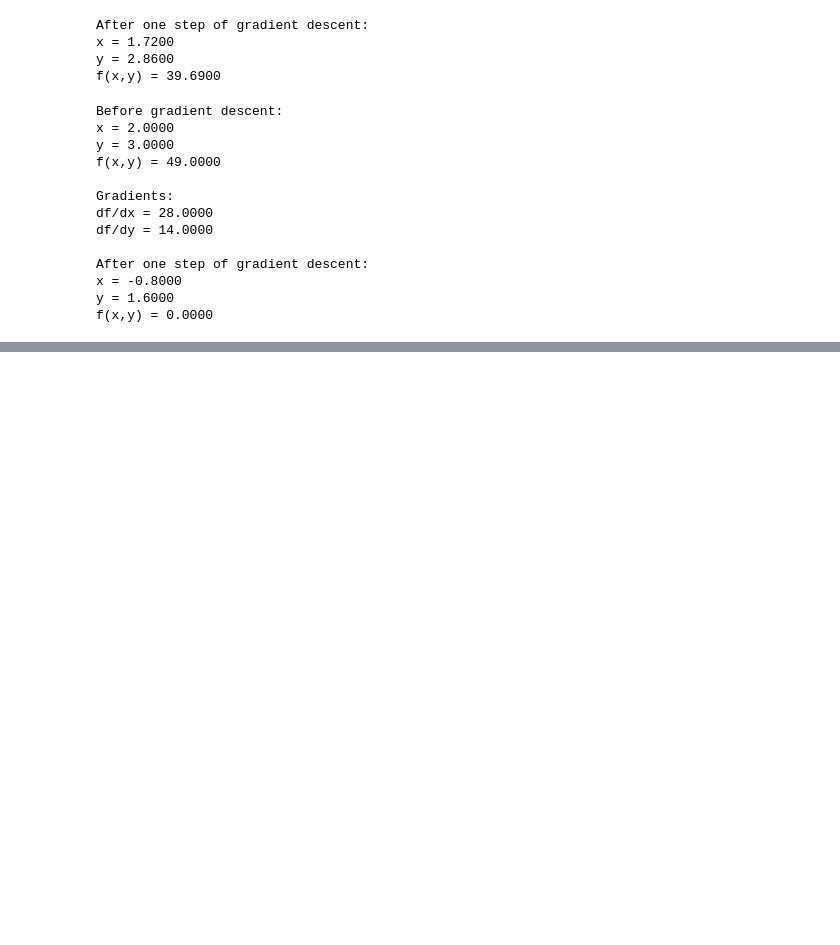
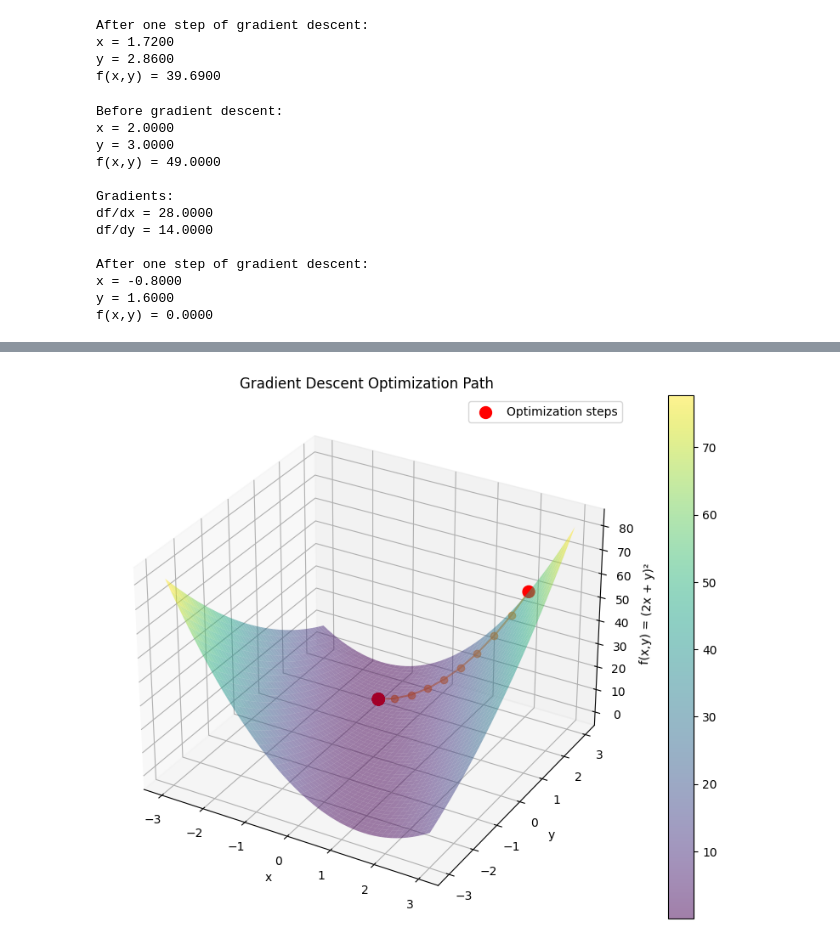
Before and after one commit to Hudsonps/pytorch-practice, a Jupyter notebook: notebooks/01_pytorch_fundamentals.ipynb, the cells around one changed output, grey strips where cells are left out. Drawn from its saved outputs; the diff is of its cells as text; code cells hidden in the pictures; blank space fills up the shorter version.

```diff
--- a/notebooks/01_pytorch_fundamentals.ipynb
+++ b/notebooks/01_pytorch_fundamentals.ipynb
@@ -593,0 +536,92 @@ f(x,y) = 0.0000
+# %%
+import torch
+import numpy as np
+import matplotlib.pyplot as plt
+from mpl_toolkits.mplot3d import Axes3D
+
+# Setup for optimization
+x = torch.tensor(2.0, requires_grad=True)
+y = torch.tensor(3.0, requires_grad=True)
+learning_rate = 0.1
+n_steps = 20
+
+# Store history of points
+path_x = []
+path_y = []
+path_z = []
+
+# Create surface data for plotting
+grid_size = 50
+x_range = np.linspace(-3, 3, grid_size)
+y_range = np.linspace(-3, 3, grid_size)
+X, Y = np.meshgrid(x_range, y_range)
+Z = (2*X + Y)**2  # Our function f(x,y) = (2x + y)²
+
+# Optimization loop
+for step in range(n_steps):
+    # Store current point
+    current_x = x.item()
+    current_y = y.item()
+    current_z = (2*current_x + current_y)**2
+
+    path_x.append(current_x)
+    path_y.append(current_y)
+    path_z.append(current_z)
+
+    # Forward pass
+    z = x + y
+    w = z + x        # = 2x + y
+    f = w ** 2
+
+    # Backward pass
+    f.backward()
+
+    # Gradient descent step
+    with torch.no_grad():
+        x -= learning_rate * x.grad
+        y -= learning_rate * y.grad
+        x.grad.zero_()
+        y.grad.zero_()
+
+# Add final point
+path_x.append(x.item())
+path_y.append(y.item())
+path_z.append((2*x.item() + y.item())**2)
+
+# Create 3D plot
+fig = plt.figure(figsize=(12, 8))
+ax = fig.add_subplot(111, projection='3d')
+
+# Plot surface
+surface = ax.plot_surface(X, Y, Z, alpha=0.5, cmap='viridis')
+
+# Plot points on the surface
+ax.scatter(path_x, path_y, path_z, c='red', s=100, label='Optimization steps')
+
+# Connect points with lines that follow the surface
+for i in range(len(path_x)-1):
+    # Create intermediate points between consecutive steps
+    interp_points = 10
+    xs = np.linspace(path_x[i], path_x[i+1], interp_points)
+    ys = np.linspace(path_y[i], path_y[i+1], interp_points)
+    zs = (2*xs + ys)**2  # Calculate z-values on the surface
+
+    ax.plot(xs, ys, zs, 'o-', alpha=0.6)
+
+# Add colorbar
+fig.colorbar(surface)
+
+# Labels
+ax.set_xlabel('x')
+ax.set_ylabel('y')
+ax.set_zlabel('f(x,y) = (2x + y)²')
+ax.set_title('Gradient Descent Optimization Path')
+
+# Print path details
+print("\nOptimization path:")
+for i in range(len(path_x)):
+    print(f"Step {i}: x = {path_x[i]:.4f}, y = {path_y[i]:.4f}, f(x,y) = {path_z[i]:.4f}")
+
+plt.legend()
+plt.show()
+# %% [output]
@@ -593,0 +645 @@ f(x,y) = 0.0000
+[figure, added]
```
Also changed, not shown: parts of 4 cells of this notebook, 1 other file.
